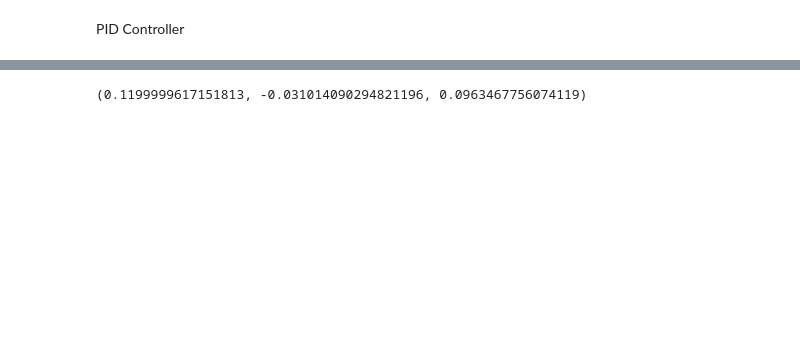
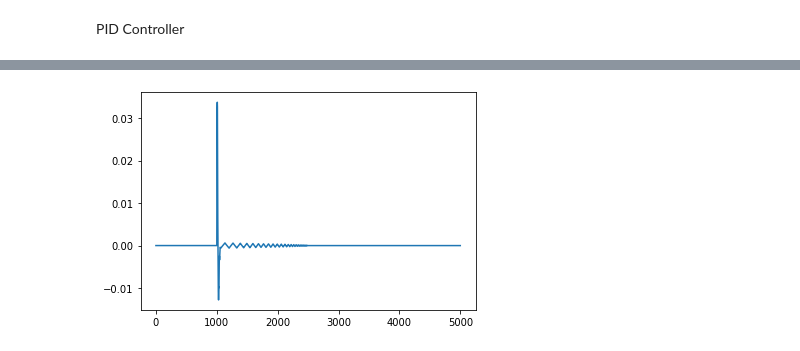
Before and after one commit to Kassra-sinaei/PyBullet_Guide, a Jupyter notebook: SelfBalancing.ipynb, the cells around one changed output, grey strips where cells are left out. Saved outputs shown, nothing was run; the diff lists cells and outputs as text; code cells hidden in the pictures; blank space fills up the shorter version.

```diff
--- a/SelfBalancing.ipynb
+++ b/SelfBalancing.ipynb
@@ -117,5 +113,53 @@ pybullet.setRealTimeSimulation(0)
-# %%
-position = pybullet.getLinkState(robot,1)[0]
-print(position)
-# %% [output]
-(0.1199999617151813, -0.031014090294821196, 0.0963467756074119)
+# %%
+P, I, D = 650.0, 0.005, 10.0 #Setting Kp, Ki, Kd\n",
+
+#Initializing PID Variables
+integral = 0
+derivative = 0
+prev_error = 0
+
+desired_state = 0.0 # Holding robot in vertical state
+pybullet.setRealTimeSimulation(0)
+
+error_history = list('')
+
+for _ in range(5000):
+    pybullet.stepSimulation()
+    time.sleep(1.0/240.0)
+    position, orientation = pybullet.getBasePositionAndOrientation(robotID)
+    state = pybullet.getEulerFromQuaternion(orientation)[0]
+    error = state - desired_state
+
+    integral += error
+    derivative = error - prev_error
+    prev_error = error
+
+    motion = (P * error + I * integral + D * derivative)
+
+    pybullet.setJointMotorControl2(bodyUniqueId=robotID,
+                        jointIndex=0,
+                        controlMode=pybullet.VELOCITY_CONTROL,
+                        targetVelocity = motion)
+    pybullet.setJointMotorControl2(bodyUniqueId=robotID,
+                        jointIndex=1,
+                        controlMode=pybullet.VELOCITY_CONTROL,
+                        targetVelocity = motion)
+    # Applying External Force\n",
+    if _ == 1000:
+        pybullet.applyExternalForce(robotID, 0, forceObj = (0,100,0),
+                                    posObj = (0.0, 0.0, 0.0),
+                                    flags = pybullet.LINK_FRAME)
+    error_history.append(error)
+
+################################## Ploting Error################################
+pybullet.resetSimulation()
+plt.plot(error_history)
+plt.show()
+###################### Reseting Environment after simulation#####################
+pybullet.resetSimulation()
+planeID = pybullet.loadURDF("plane.urdf")
+pybullet.setGravity(0,0,-9.81)
+robotID = pybullet.loadURDF("robot.urdf",
+                         [0.0,0.0,0.0],pybullet.getQuaternionFromEuler([0.0,0.0,0.0]),useFixedBase = 0)
+# %% [output]
+[figure, added]
```
Also changed, not shown: parts of 10 cells of this notebook, 1 other file.
